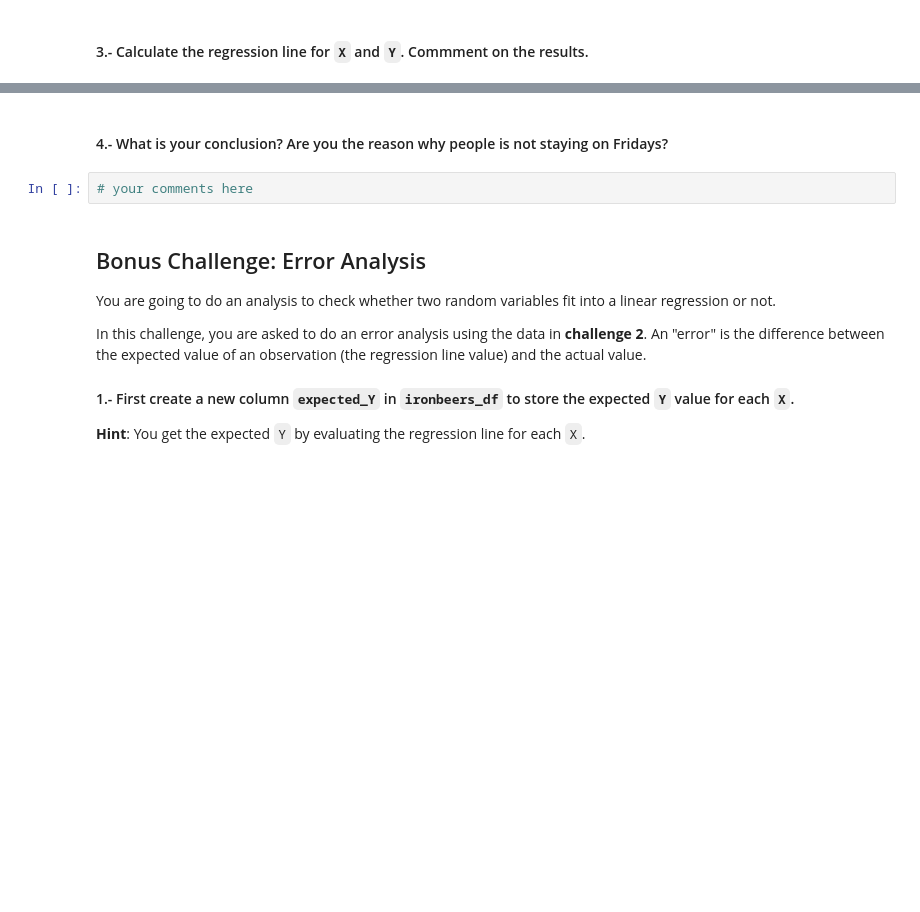
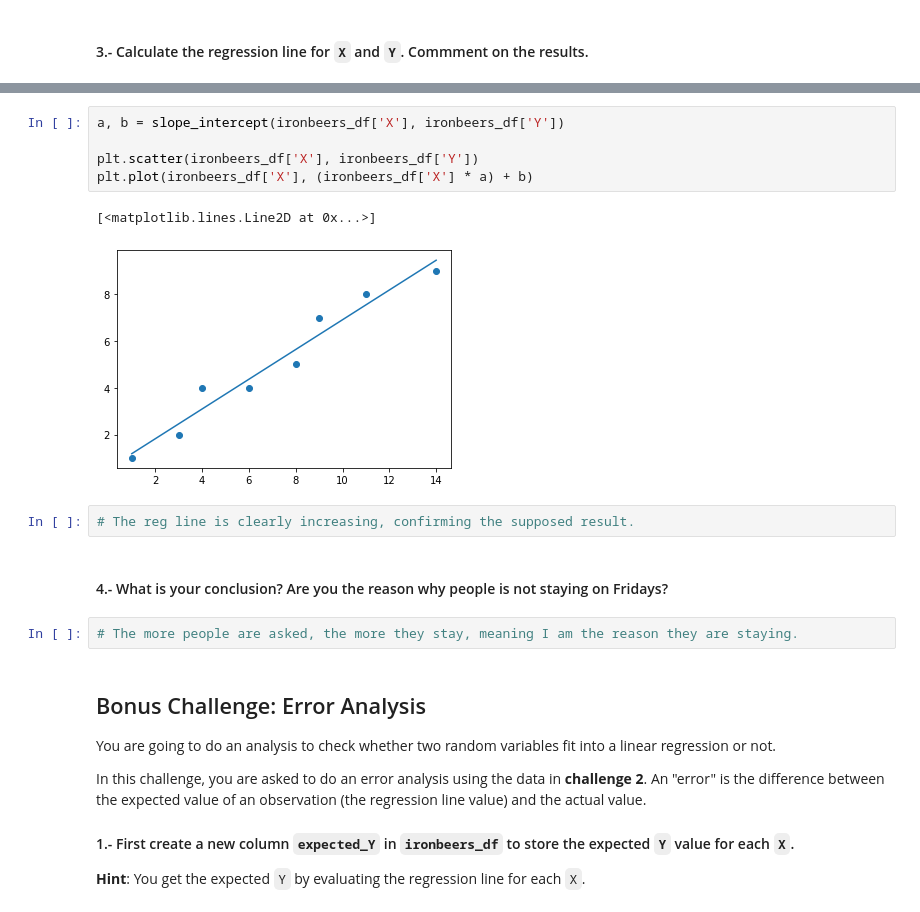
Before and after one commit to ta-data-remote/lab-linear-regression-correlation, a Jupyter notebook: your-code/main.ipynb, the cells around one changed output, grey strips where cells are left out. Drawn from its saved outputs; the diff is of its cells as text; blank space fills up the shorter version.

```diff
--- a/your-code/main.ipynb
+++ b/your-code/main.ipynb
@@ -111,7 +160,17 @@ Covariance: 12.0
+# %%
+a, b = slope_intercept(ironbeers_df['X'], ironbeers_df['Y'])
+
+plt.scatter(ironbeers_df['X'], ironbeers_df['Y'])
+plt.plot(ironbeers_df['X'], (ironbeers_df['X'] * a) + b)
+# %% [output]
+[<matplotlib.lines.Line2D at 0x...>]
+[figure, added]
+# %%
+# The reg line is clearly increasing, confirming the supposed result.
 # %% [markdown]
 #### 4.- What is your conclusion? Are you the reason why people is not staying on Fridays?
-# %%
-# your comments here
+# %%
+# The more people are asked, the more they stay, meaning I am the reason they are staying.
 # %% [markdown]
 ## Bonus Challenge: Error Analysis
 
```
Also changed, not shown: parts of 30 cells of this notebook.
